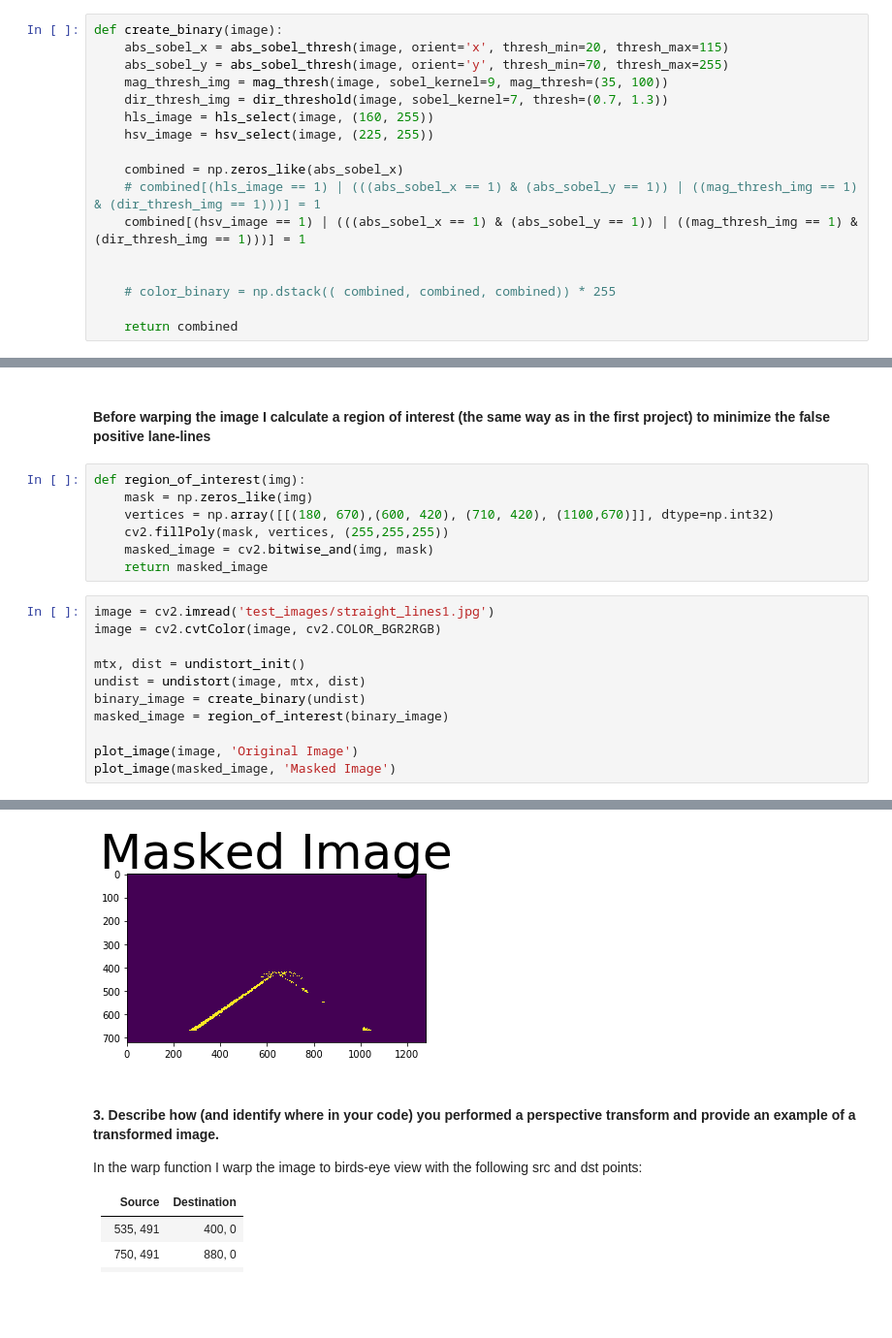
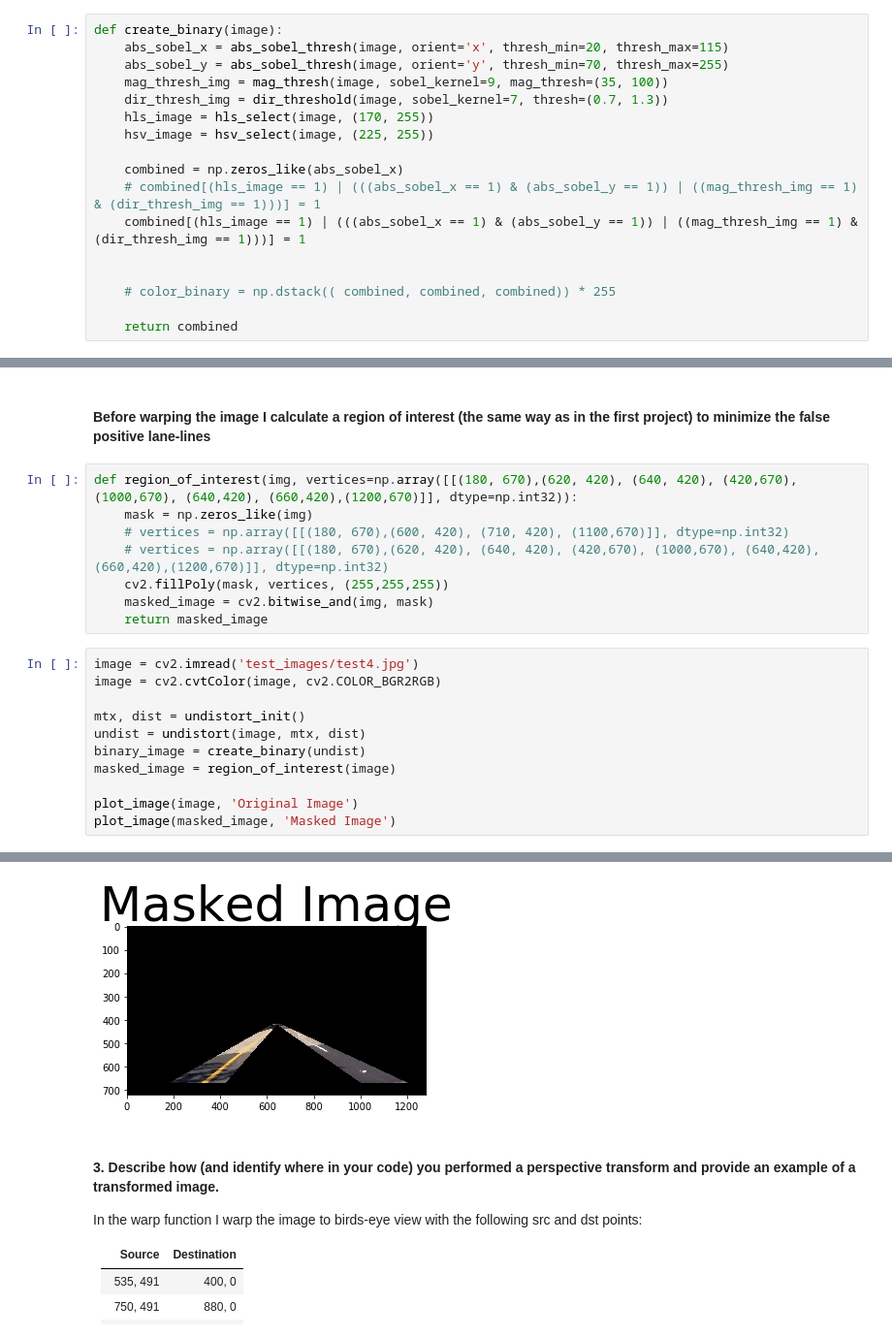
Before and after one commit to Giemo/Advanced-Lane-Finding, a Jupyter notebook: AdvancedLaneFinding.ipynb, the cells around one changed output, grey strips where cells are left out. Shown at 97% size. Drawn from its saved outputs; the diff is of its cells as text; blank space fills up the shorter version.

```diff
--- a/AdvancedLaneFinding.ipynb
+++ b/AdvancedLaneFinding.ipynb
@@ -192,12 +192,12 @@ def create_binary(image):
     abs_sobel_y = abs_sobel_thresh(image, orient='y', thresh_min=70, thresh_max=255)
     mag_thresh_img = mag_thresh(image, sobel_kernel=9, mag_thresh=(35, 100))
     dir_thresh_img = dir_threshold(image, sobel_kernel=7, thresh=(0.7, 1.3))
-    hls_image = hls_select(image, (160, 255))
+    hls_image = hls_select(image, (170, 255))
     hsv_image = hsv_select(image, (225, 255))
 
     combined = np.zeros_like(abs_sobel_x)
     # combined[(hls_image == 1) | (((abs_sobel_x == 1) & (abs_sobel_y == 1)) | ((mag_thresh_img == 1) & (dir_thresh_img == 1)))] = 1
-    combined[(hsv_image == 1) | (((abs_sobel_x == 1) & (abs_sobel_y == 1)) | ((mag_thresh_img == 1) & (dir_thresh_img == 1)))] = 1
+    combined[(hls_image == 1) | (((abs_sobel_x == 1) & (abs_sobel_y == 1)) | ((mag_thresh_img == 1) & (dir_thresh_img == 1)))] = 1
 
 
     # color_binary = np.dstack(( combined, combined, combined)) * 255
@@ -219,20 +219,21 @@ plot_image(binary_image, 'Binary Image')
 # %% [markdown]
 #### Before warping the image I calculate a region of interest (the same way as in the first project) to minimize the false positive lane-lines
 # %%
-def region_of_interest(img):
+def region_of_interest(img, vertices=np.array([[(180, 670),(620, 420), (640, 420), (420,670), (1000,670), (640,420), (660,420),(1200,670)]], dtype=np.int32)):
     mask = np.zeros_like(img)
-    vertices = np.array([[(180, 670),(600, 420), (710, 420), (1100,670)]], dtype=np.int32)
+    # vertices = np.array([[(180, 670),(600, 420), (710, 420), (1100,670)]], dtype=np.int32)
+    # vertices = np.array([[(180, 670),(620, 420), (640, 420), (420,670), (1000,670), (640,420), (660,420),(1200,670)]], dtype=np.int32)
     cv2.fillPoly(mask, vertices, (255,255,255))
     masked_image = cv2.bitwise_and(img, mask)
     return masked_image
 # %%
-image = cv2.imread('test_images/straight_lines1.jpg')
+image = cv2.imread('test_images/test4.jpg')
 image = cv2.cvtColor(image, cv2.COLOR_BGR2RGB)
 
 mtx, dist = undistort_init()
 undist = undistort(image, mtx, dist)
 binary_image = create_binary(undist)
-masked_image = region_of_interest(binary_image)
+masked_image = region_of_interest(image)
 
 plot_image(image, 'Original Image')
 plot_image(masked_image, 'Masked Image')
@@ -241,4 +242,4 @@ plot_image(masked_image, 'Masked Image')
-[figure, old version]
+[figure, new version]
 # %% [markdown]
 #### 3. Describe how (and identify where in your code) you performed a perspective transform and provide an example of a transformed image.
 
```
Also changed, not shown: parts of 13 cells of this notebook, 2 other files.
